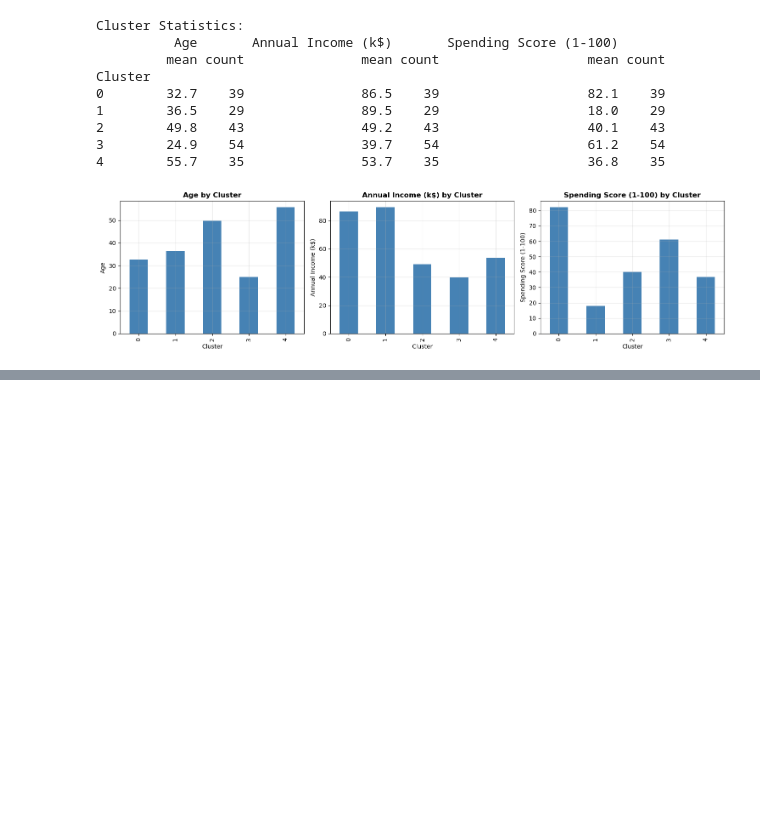
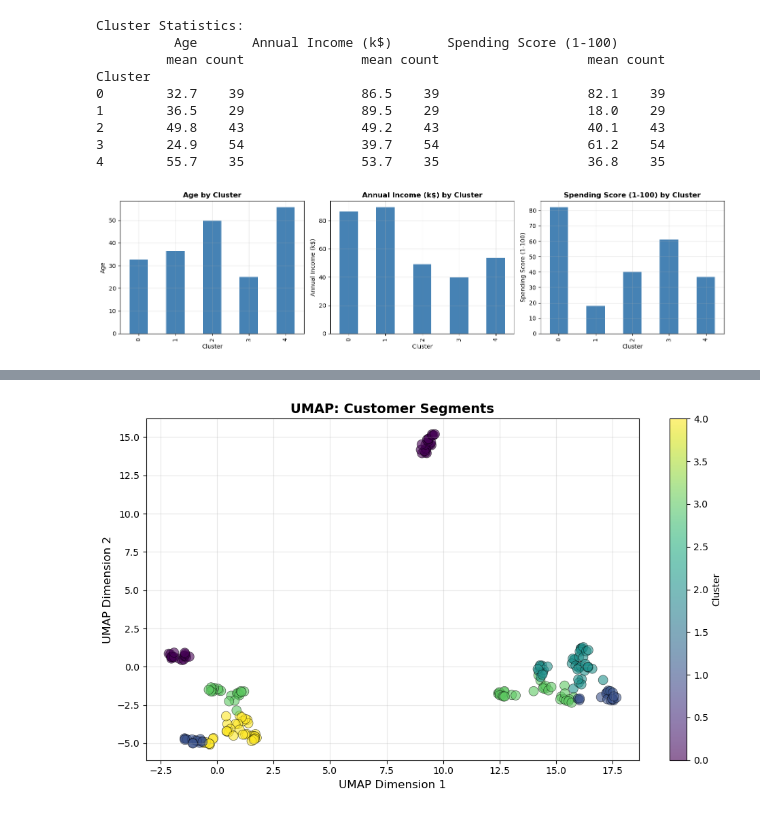
Before and after one commit to alexliu409/mini_project-3, a Jupyter notebook: notebooks/analysis.ipynb, the cells around one changed output, grey strips where cells are left out. Saved outputs shown, nothing was run; the diff lists cells and outputs as text; code cells hidden in the pictures; blank space fills up the shorter version.

```diff
--- a/notebooks/analysis.ipynb
+++ b/notebooks/analysis.ipynb
@@ -197,0 +274,20 @@ from sklearn.ensemble import IsolationForest
+# %%
+import umap
+
+# Apply UMAP
+umap_reducer = umap.UMAP(n_components=2, random_state=42, n_neighbors=15)
+X_umap = umap_reducer.fit_transform(X_scaled)
+
+# Visualize UMAP
+plt.figure(figsize=(10, 6))
+scatter = plt.scatter(X_umap[:, 0], X_umap[:, 1], c=clusters, cmap='viridis',
+                     s=100, alpha=0.6, edgecolors='black', linewidth=0.5)
+plt.xlabel('UMAP Dimension 1', fontsize=12)
+plt.ylabel('UMAP Dimension 2', fontsize=12)
+plt.title('UMAP: Customer Segments', fontsize=14, fontweight='bold')
+plt.colorbar(scatter, label='Cluster')
+plt.grid(True, alpha=0.3)
+plt.tight_layout()
+plt.show()
+# %% [output]
+[figure, added]
```
Also changed, not shown: parts of 3 cells of this notebook.
